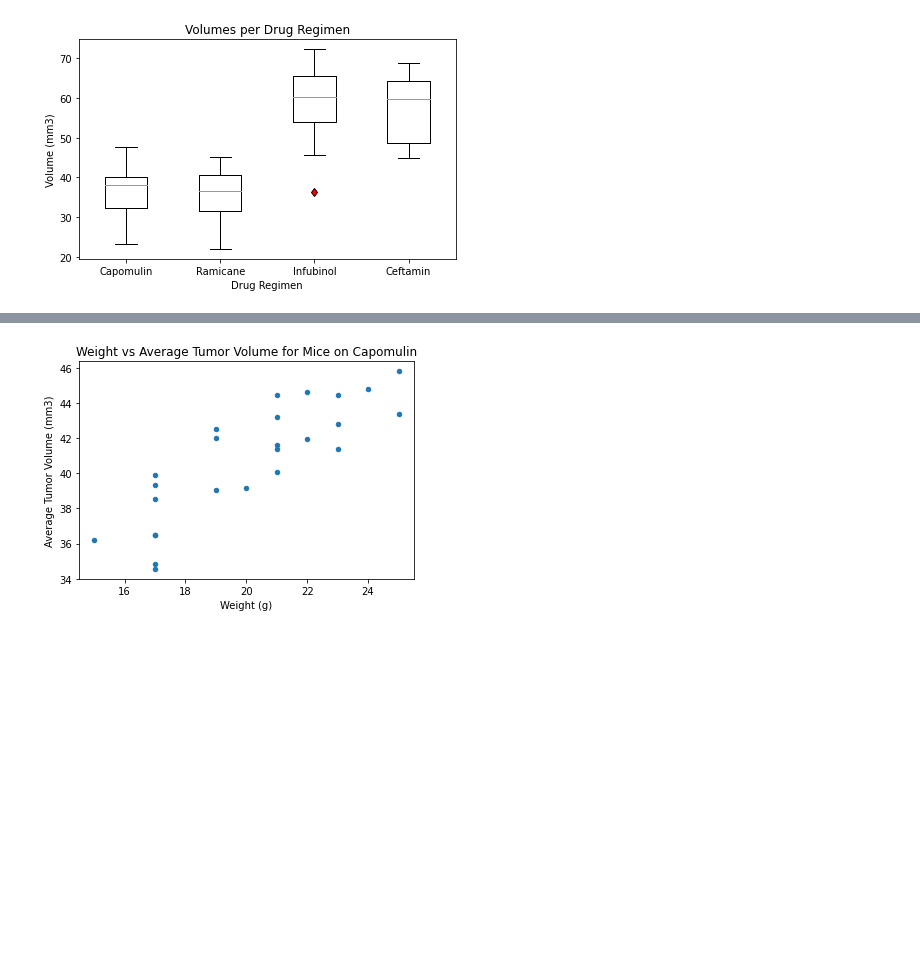
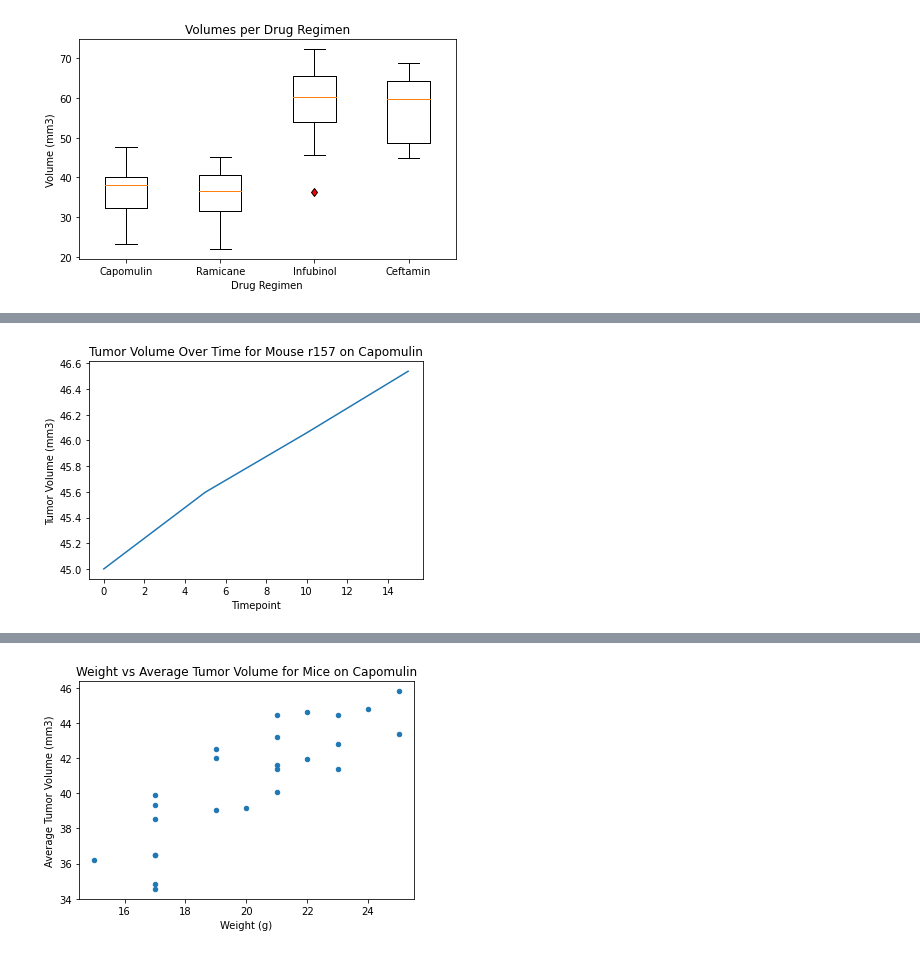
Before and after one commit to 12wollmana/UMN-Data_Analytics-MatPlotLib, a Jupyter notebook: Pymaceuticals/pymaceuticals.ipynb, the cells around one changed output, grey strips where cells are left out. Cells and saved outputs as stored; diff of their text form; code cells hidden in the pictures; blank space fills up the shorter version.

```diff
--- a/Pymaceuticals/pymaceuticals_starter.ipynb
+++ b/Pymaceuticals/pymaceuticals.ipynb
@@ -335,0 +345,7 @@ plt.show()
+# %%
+# Test Mouse r157
+mouse_under_test = "r157"
+plot_volume_v_timepoint(mouse_under_test)
+plt.show()
+# %% [output]
+[figure, added]
```
Also changed, not shown: parts of 14 cells of this notebook, 1 other file.
